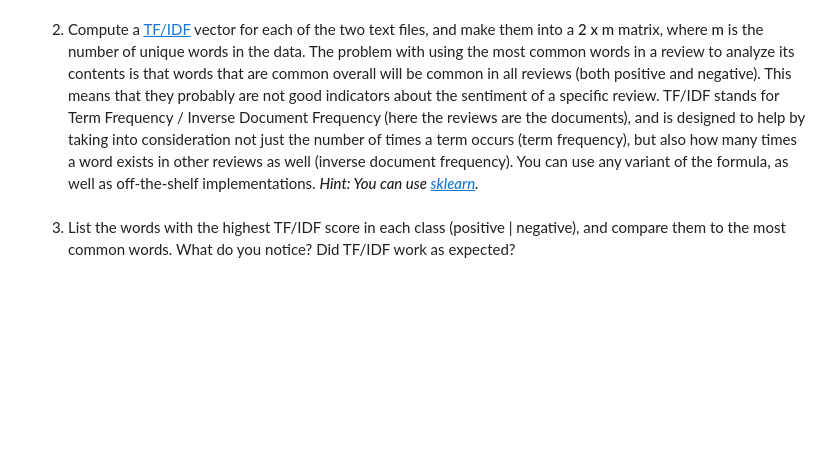
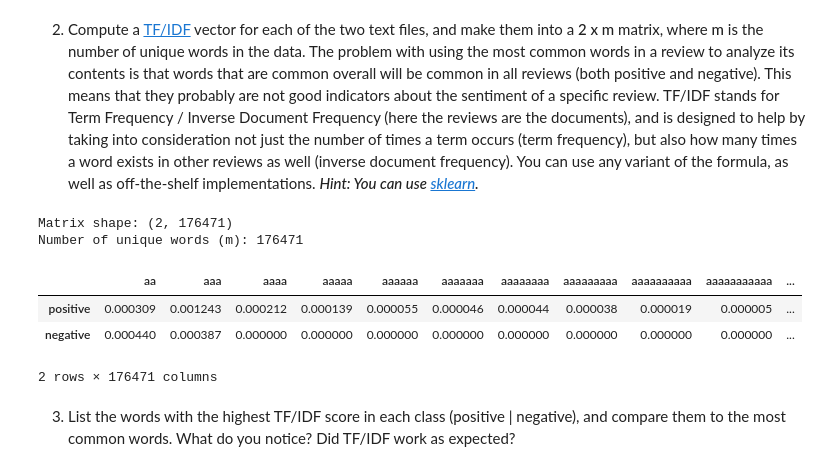
Before and after one commit to maipham-ctrl/Titanic_ML, a Jupyter notebook: ex2.ipynb, the cells around one changed output. Drawn from its saved outputs; the diff is of its cells as text; code cells hidden in the pictures; blank space fills up the shorter version.

Commit message:
text analysis

```diff
--- a/ex2.ipynb
+++ b/ex2.ipynb
@@ -441,2 +439,44 @@ Some words do indicate sentiment: positive reviews contain `great`, `good`, `per
+# %%
+from pathlib import Path
+import pandas as pd
+from sklearn.feature_extraction.text import TfidfVectorizer
+
+# Read the files
+positive_text = Path("pos.txt").read_text(encoding="utf-8")
+negative_text = Path("neg.txt").read_text(encoding="utf-8")
+
+# Each full file is treated as one document
+documents = [positive_text, negative_text]
+
+# Build TF–IDF matrix
+vectorizer = TfidfVectorizer(
+    lowercase=True,
+    stop_words="english",
+    token_pattern=r"(?u)\b[a-zA-Z]{2,}\b"
+)
+
+tfidf_matrix = vectorizer.fit_transform(documents)
+
+# Vocabulary / feature names
+terms = vectorizer.get_feature_names_out()
+
+# Convert sparse matrix to a readable DataFrame
+tfidf_df = pd.DataFrame(
+    tfidf_matrix.toarray(),
+    index=["positive", "negative"],
+    columns=terms
+)
+
+print("Matrix shape:", tfidf_df.shape)
+print("Number of unique words (m):", len(terms))
+
+tfidf_df.head()
+# %% [output]
+Matrix shape: (2, 176471)
+Number of unique words (m): 176471
+|  | aa | aaa | aaaa | aaaaa | aaaaaa | aaaaaaa | aaaaaaaa | aaaaaaaaa | aaaaaaaaaa | aaaaaaaaaaa | ... |
+| positive | 0.000309 | 0.001243 | 0.000212 | 0.000139 | 0.000055 | 0.000046 | 0.000044 | 0.000038 | 0.000019 | 0.000005 | ... |
+| negative | 0.000440 | 0.000387 | 0.000000 | 0.000000 | 0.000000 | 0.000000 | 0.000000 | 0.000000 | 0.000000 | 0.000000 | ... |
+2 rows × 176471 columns
 # %% [markdown]
 3. List the words with the highest TF/IDF score in each class (positive | negative), and compare them to the most common words. What do you notice? Did TF/IDF work as expected?
```
Also changed, not shown: parts of 6 cells of this notebook, 2 other files.
